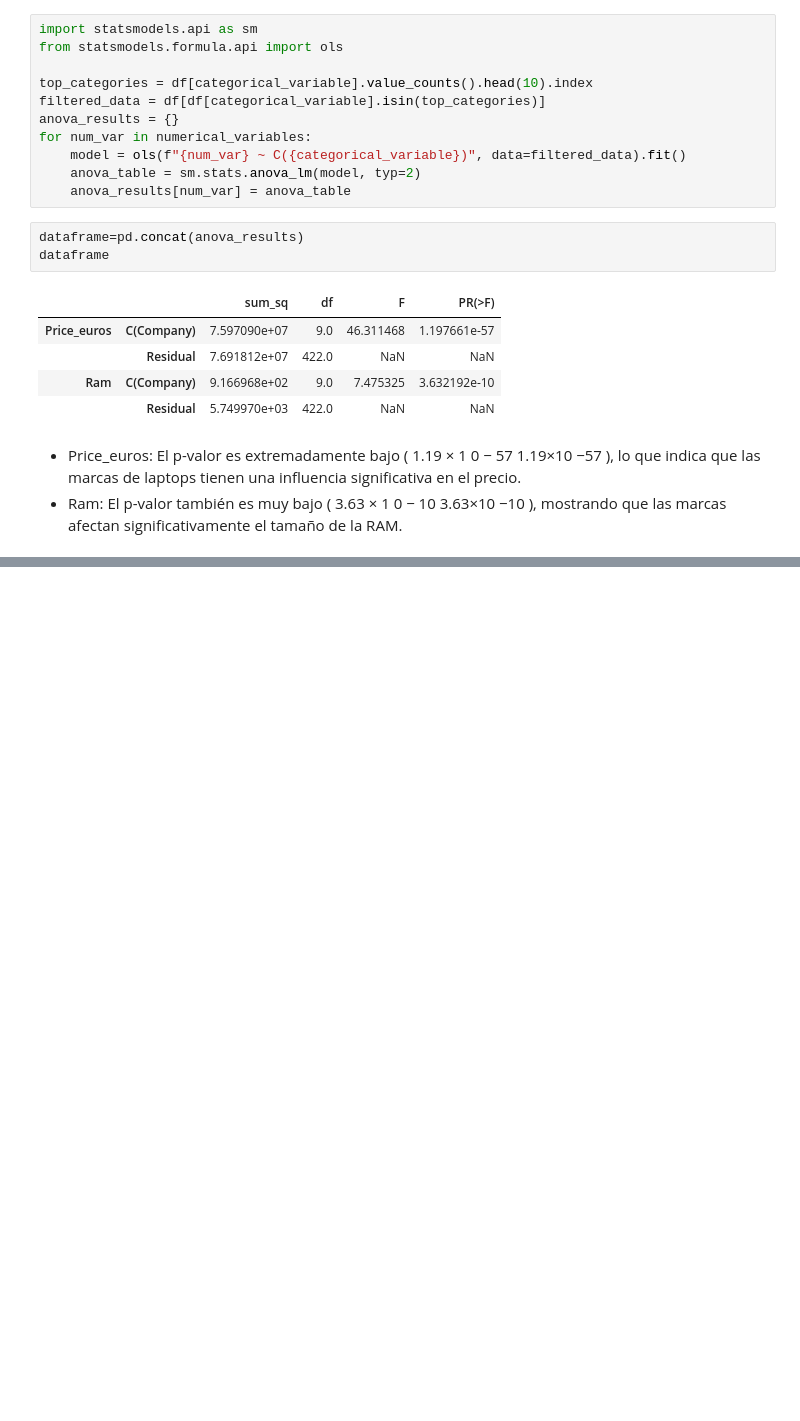
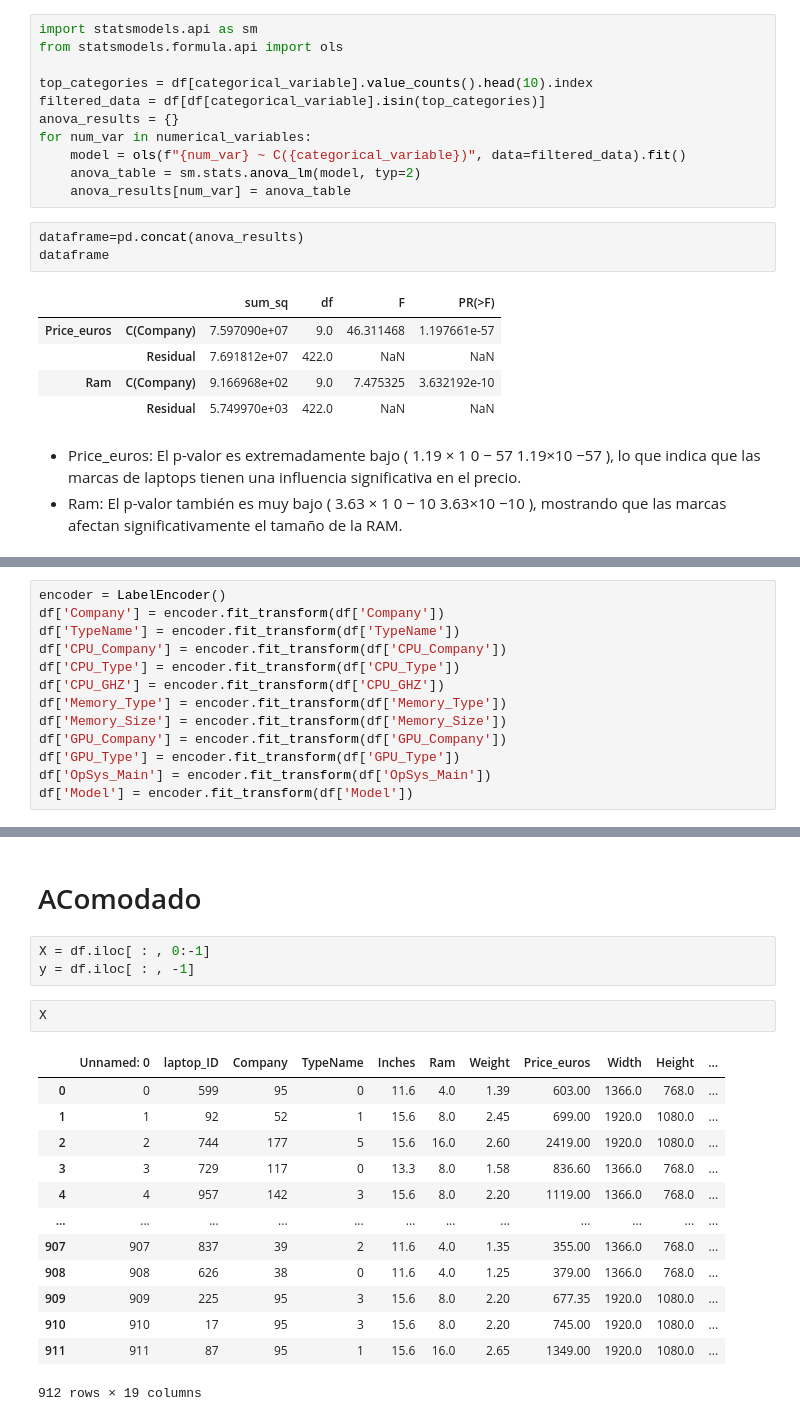
Before and after one commit to andreszaragoza/Train_Eda, a Jupyter notebook: notebooks/Analisis.ipynb, the cells around one changed output, grey strips where cells are left out. Saved outputs shown, nothing was run; the diff lists cells and outputs as text; blank space fills up the shorter version.

```diff
--- a/notebooks/Analisis.ipynb
+++ b/notebooks/Analisis.ipynb
@@ -489,0 +519,13 @@ El p-valor también es muy bajo (
+# %%
+encoder = LabelEncoder()
+df['Company'] = encoder.fit_transform(df['Company'])
+df['TypeName'] = encoder.fit_transform(df['TypeName'])
+df['CPU_Company'] = encoder.fit_transform(df['CPU_Company'])
+df['CPU_Type'] = encoder.fit_transform(df['CPU_Type'])
+df['CPU_GHZ'] = encoder.fit_transform(df['CPU_GHZ'])
+df['Memory_Type'] = encoder.fit_transform(df['Memory_Type'])
+df['Memory_Size'] = encoder.fit_transform(df['Memory_Size'])
+df['GPU_Company'] = encoder.fit_transform(df['GPU_Company'])
+df['GPU_Type'] = encoder.fit_transform(df['GPU_Type'])
+df['OpSys_Main'] = encoder.fit_transform(df['OpSys_Main'])
+df['Model'] = encoder.fit_transform(df['Model'])
@@ -489,0 +541,21 @@ El p-valor también es muy bajo (
+# %% [markdown]
+# AComodado
+# %%
+X = df.iloc[ : , 0:-1]
+y = df.iloc[ : , -1]
+# %%
+X
+# %% [output]
+|  | Unnamed: 0 | laptop_ID | Company | TypeName | Inches | Ram | Weight | Price_euros | Width | Height | ... |
+| 0 | 0 | 599 | 95 | 0 | 11.6 | 4.0 | 1.39 | 603.00 | 1366.0 | 768.0 | ... |
+| 1 | 1 | 92 | 52 | 1 | 15.6 | 8.0 | 2.45 | 699.00 | 1920.0 | 1080.0 | ... |
+| 2 | 2 | 744 | 177 | 5 | 15.6 | 16.0 | 2.60 | 2419.00 | 1920.0 | 1080.0 | ... |
+| 3 | 3 | 729 | 117 | 0 | 13.3 | 8.0 | 1.58 | 836.60 | 1366.0 | 768.0 | ... |
+| 4 | 4 | 957 | 142 | 3 | 15.6 | 8.0 | 2.20 | 1119.00 | 1366.0 | 768.0 | ... |
+| ... | ... | ... | ... | ... | ... | ... | ... | ... | ... | ... | ... |
+| 907 | 907 | 837 | 39 | 2 | 11.6 | 4.0 | 1.35 | 355.00 | 1366.0 | 768.0 | ... |
+| 908 | 908 | 626 | 38 | 0 | 11.6 | 4.0 | 1.25 | 379.00 | 1366.0 | 768.0 | ... |
+| 909 | 909 | 225 | 95 | 3 | 15.6 | 8.0 | 2.20 | 677.35 | 1920.0 | 1080.0 | ... |
+| 910 | 910 | 17 | 95 | 3 | 15.6 | 8.0 | 2.20 | 745.00 | 1920.0 | 1080.0 | ... |
+| 911 | 911 | 87 | 95 | 1 | 15.6 | 16.0 | 2.65 | 1349.00 | 1920.0 | 1080.0 | ... |
+912 rows × 19 columns
```
Also changed, not shown: parts of 16 cells of this notebook, 6 other files.
